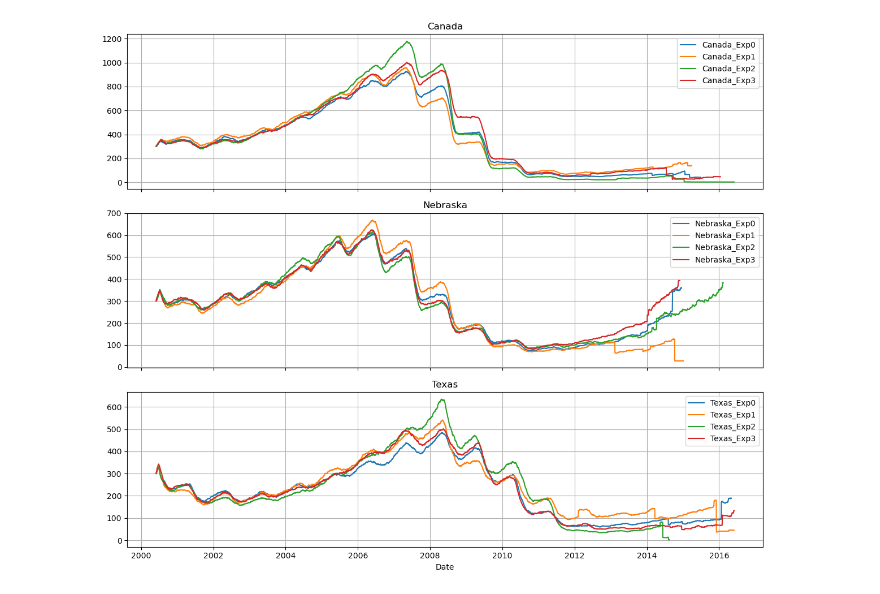
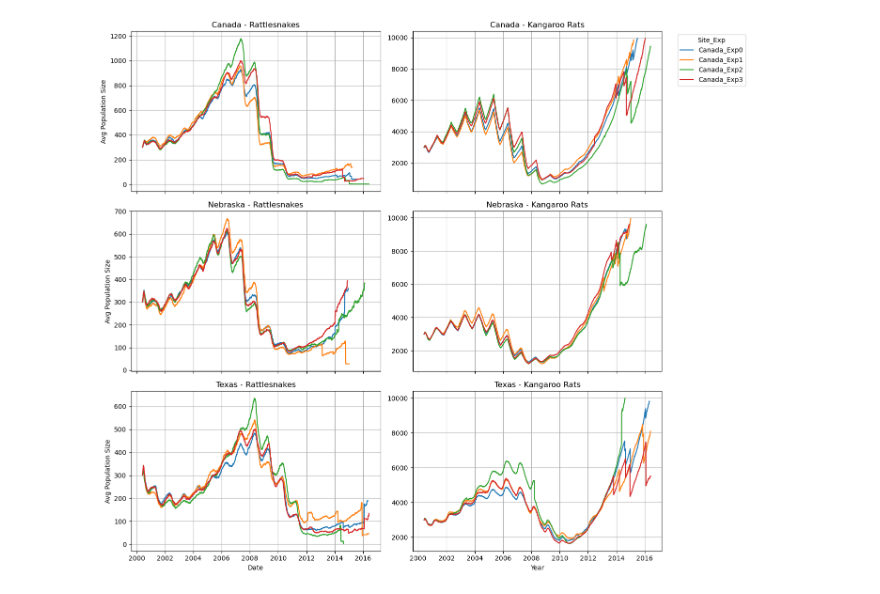
Before and after one commit to michaelremington2/summarize_thermasim, a Jupyter notebook: JupiterNotebooks/model_output.ipynb, the cells around one changed output. Drawn from its saved outputs; the diff is of its cells as text; code cells hidden in the pictures.

Commit message:
Made model output graphs.

```diff
--- a/JupiterNotebooks/model_output.ipynb
+++ b/JupiterNotebooks/model_output.ipynb
@@ -3,7 +3,10 @@ import pandas as pd
 import numpy as np
 from matplotlib import pyplot as plt
 
-path = '/mnt/d/Documents/summary_avg_rattlesnakes.csv'
+path = '/mnt/d/Documents/summary_avg_model.csv'
 df = pd.read_csv(path, index_col=0)
+df['Date'] = pd.to_datetime(df[['Year', 'Month', 'Day']])
+df['Site_Exp'] = df['Study_Site'] + '_Exp' + df['Experiment'].astype(str)
+df = df.sort_values(by='Date').reset_index(drop=True)
 df.head()
 # %% [output]
@@ -16,30 +53,45 @@ df.head()
 # %%
 # Combine into datetime
+import matplotlib.pyplot as plt
+
+# Ensure Date and Site_Exp columns are correct
 df['Date'] = pd.to_datetime(df[['Year', 'Month', 'Day']])
-
-# Create a unique ID per site/experiment combo
 df['Site_Exp'] = df['Study_Site'] + '_Exp' + df['Experiment'].astype(str)
-
-# Sort by Date just in case
 df = df.sort_values(by='Date')
 
-# Plot
+# Unique study sites
+sites = df['Study_Site'].unique()
 
+# Create 2x3 grid of subplots (3 rows, 2 columns)
+fig, axes = plt.subplots(nrows=3, ncols=2, figsize=(14, 12), sharex=True)
 
-sites = df['Study_Site'].unique()
-fig, axes = plt.subplots(nrows=3, figsize=(12, 10), sharex=True)
+# Loop over sites and plot in left (rattlesnakes) and right (krats) columns
+for i, site in enumerate(sites):
+    site_df = df[df['Study_Site'] == site]
 
-for i, site in enumerate(sites):
-    ax = axes[i]
-    site_df = df[df['Study_Site'] == site]
+    # Left column: Avg_Rattlesnakes
+    ax_left = axes[i, 0]
     for key, group in site_df.groupby('Site_Exp'):
-        ax.plot(group['Date'], group['Avg_Rattlesnakes'], label=key)
-    ax.set_title(site)
-    ax.legend()
-    ax.grid(True)
+        ax_left.plot(group['Date'], group['Avg_Rattlesnakes'], label=key)
+    ax_left.set_title(f"{site} - Rattlesnakes")
+    ax_left.set_ylabel('Avg Population Size')
+    ax_left.grid(True)
+    if i == len(sites) - 1:
+        ax_left.set_xlabel('Date')
 
-plt.xlabel('Date')
+    # Right column: Avg_Krats
+    ax_right = axes[i, 1]
+    for key, group in site_df.groupby('Site_Exp'):
+        ax_right.plot(group['Date'], group['Avg_Krats'], label=key)
+    ax_right.set_title(f"{site} - Kangaroo Rats")
+    ax_right.grid(True)
+    if i == len(sites) - 1:
+        ax_right.set_xlabel('Year')
+
+# Add legend to the top-left plot only (or customize per need)
+axes[0, 1].legend(title='Site_Exp', bbox_to_anchor=(1.05, 1), loc='upper left')
+
 plt.tight_layout()
 plt.show()
 # %% [output]
-[figure, old version]
+[figure, new version]
```
Also changed, not shown: parts of 4 cells of this notebook, 1 other file.
